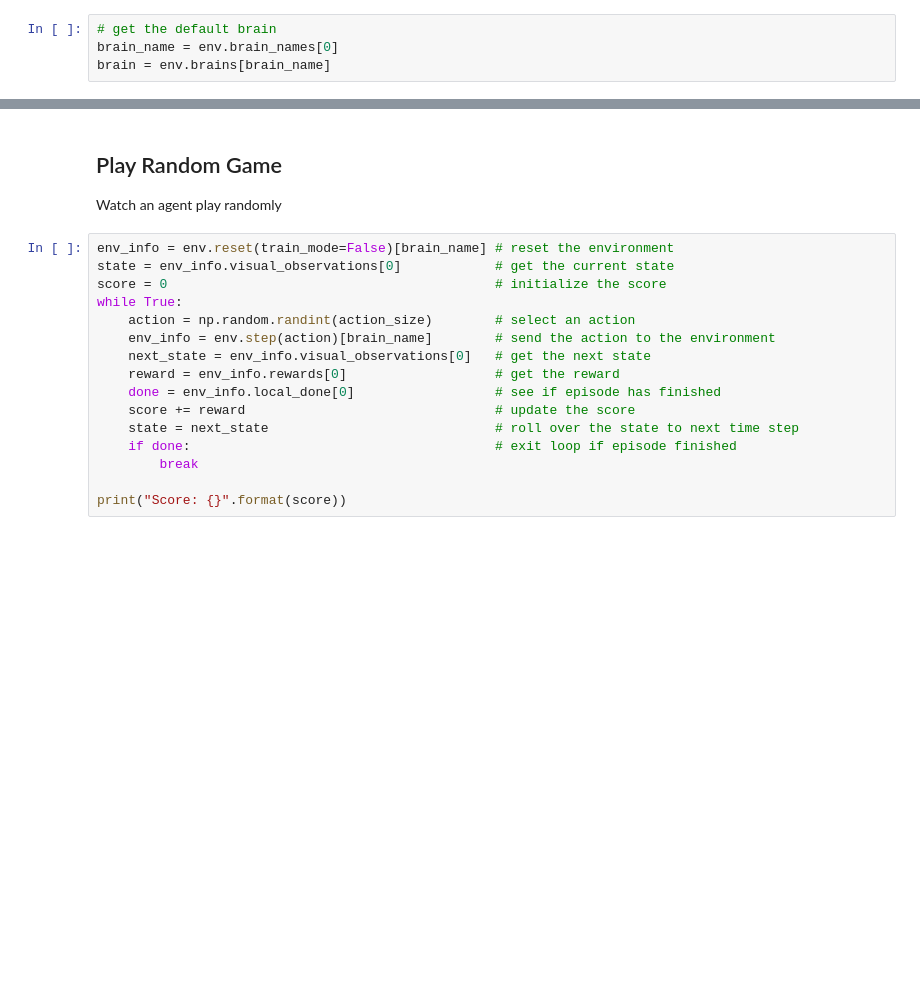
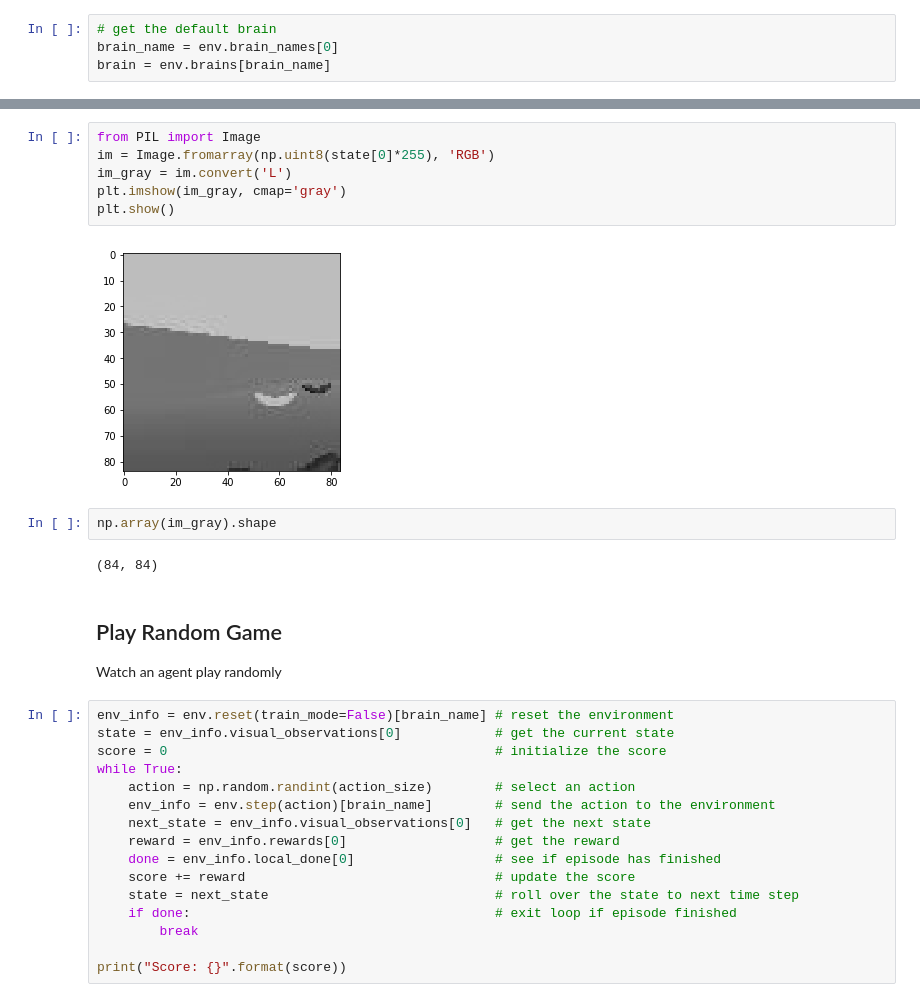
Before and after one commit to ostamand/banana-collector, a Jupyter notebook: Visual/Train_DQN.ipynb, the cells around one changed output, grey strips where cells are left out. Drawn from its saved outputs; the diff is of its cells as text; blank space fills up the shorter version.

```diff
--- a/Visual/Train_DQN.ipynb
+++ b/Visual/Train_DQN.ipynb
@@ -183,3 +213,15 @@ print('States have shape:', state.shape)
+# %%
+from PIL import Image
+im = Image.fromarray(np.uint8(state[0]*255), 'RGB')
+im_gray = im.convert('L')
+plt.imshow(im_gray, cmap='gray')
+plt.show()
+# %% [output]
+[figure, added]
+# %%
+np.array(im_gray).shape
+# %% [output]
+(84, 84)
 # %% [markdown]
 ## Play Random Game
 Watch an agent play randomly
```
Also changed, not shown: parts of 12 cells of this notebook, 2 other files.
